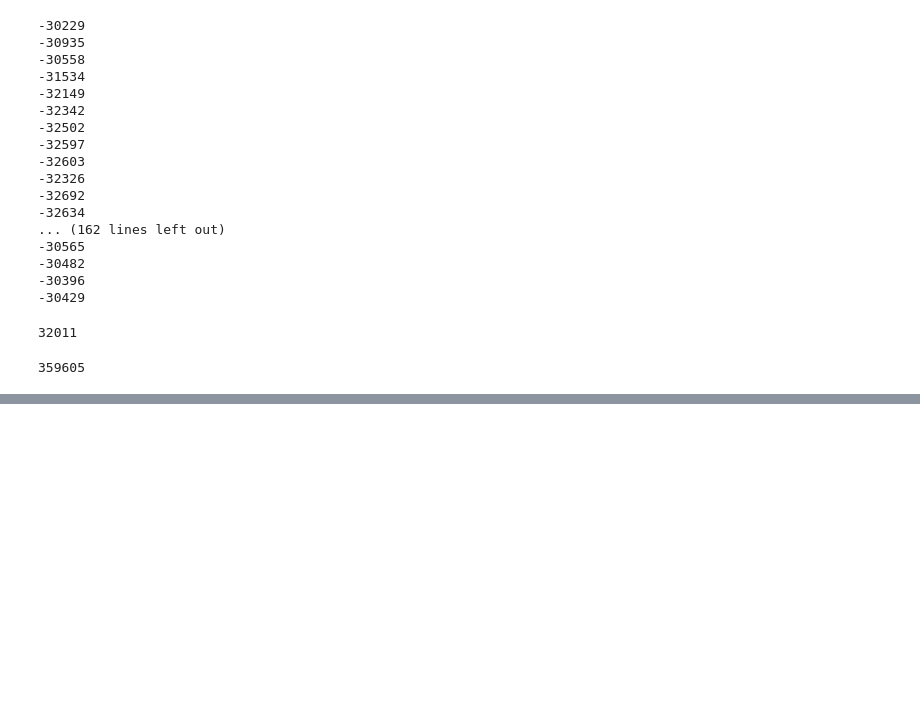
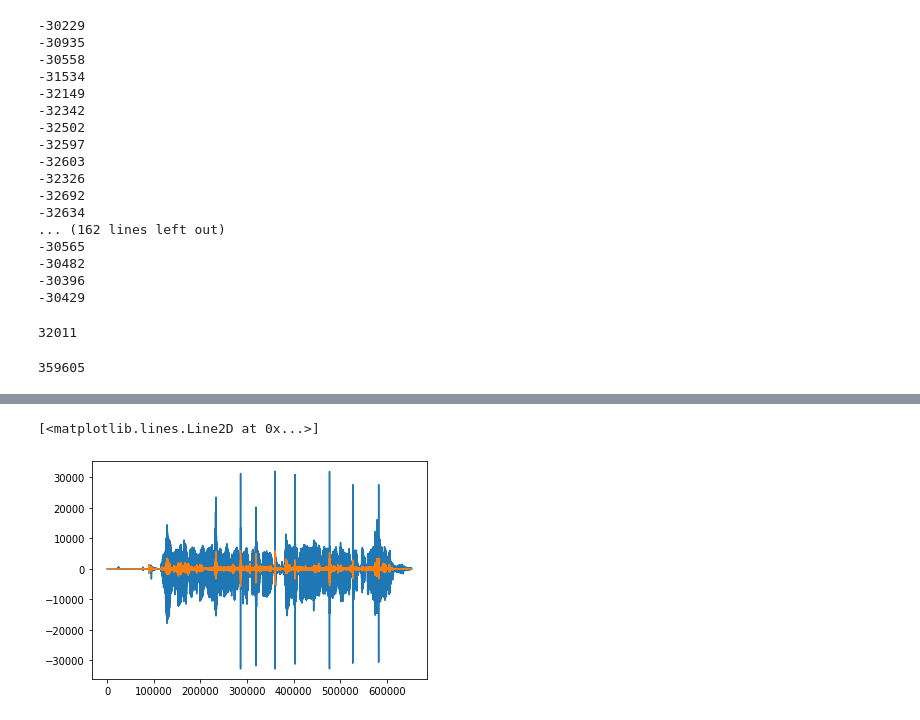
Before and after one commit to garfield-gray/Pro, a Jupyter notebook: noisydatafitting.ipynb, the cells around one changed output, grey strips where cells are left out. Cells and saved outputs as stored; diff of their text form; code cells hidden in the pictures; blank space fills up the shorter version.

```diff
--- a/noisydatafitting.ipynb
+++ b/noisydatafitting.ipynb
@@ -222,0 +258,7 @@ rawdata.argmax()
+# %%
+domainn = np.arange(rawdata.size)
+plt.plot(rawdata)
+plt.plot(rawdataPrime)
+# %% [output]
+[<matplotlib.lines.Line2D at 0x...>]
+[figure, added]
```
Also changed, not shown: parts of 24 cells of this notebook.
